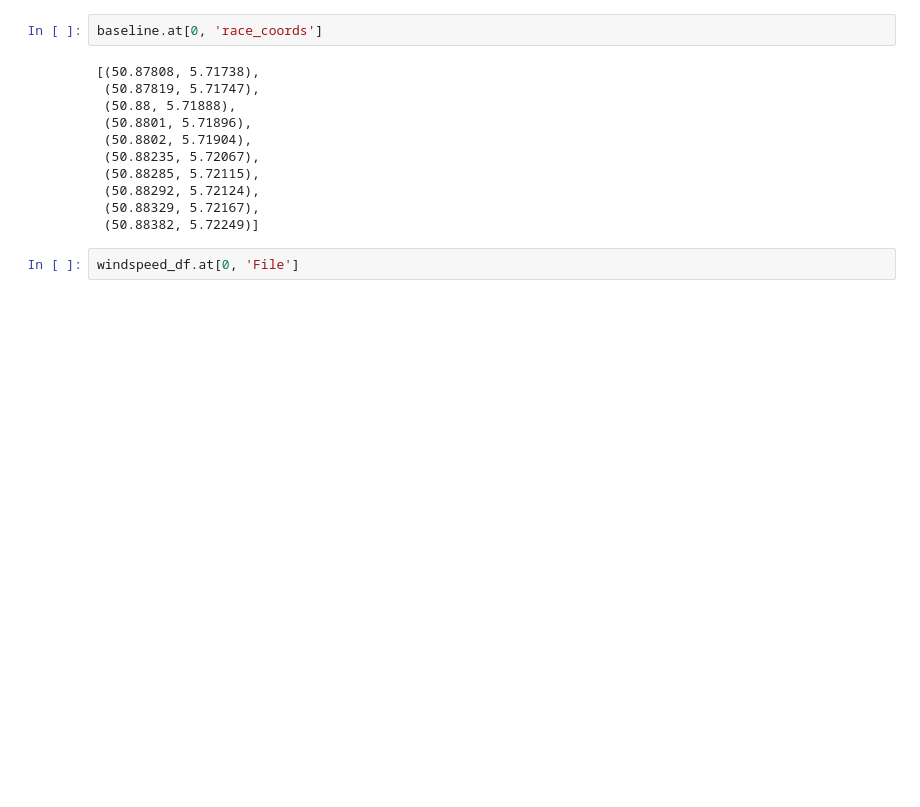
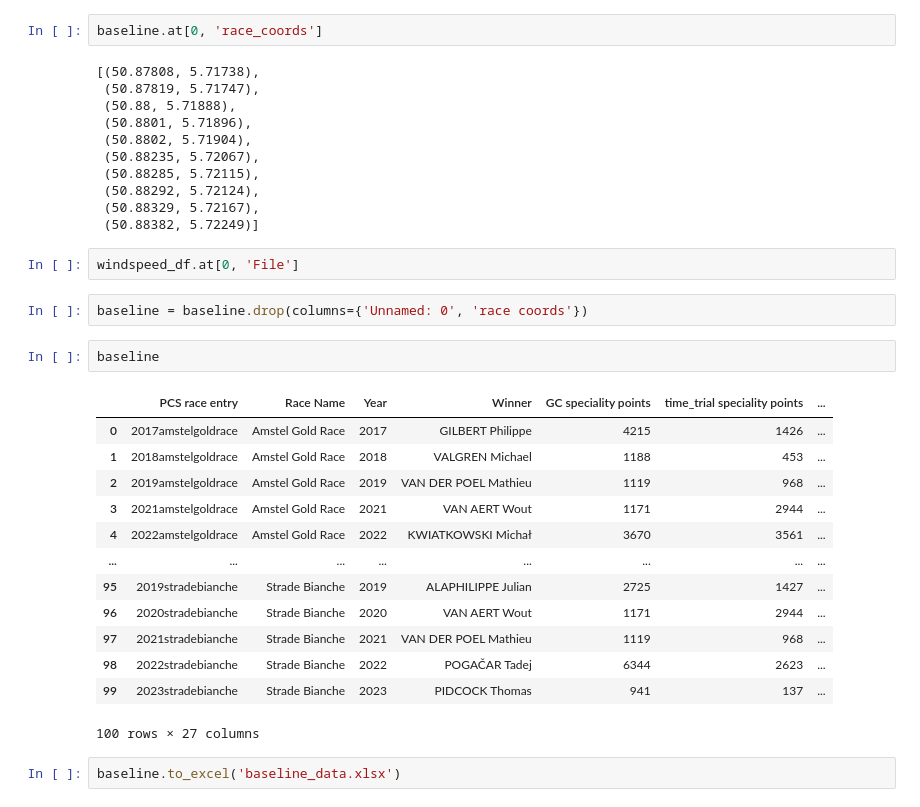
Before and after one commit to mikeriello/Cycling-Monument-Capstone, a Jupyter notebook: notebooks/difficulty baseline2.ipynb, the cells around one changed output. Cells and saved outputs as stored; diff of their text form; blank space fills up the shorter version.

```diff
--- a/notebooks/difficulty baseline2.ipynb
+++ b/notebooks/difficulty baseline2.ipynb
@@ -370,3 +370,23 @@ baseline.at[0, 'race_coords']
  (50.88382, 5.72249)]
 # %%
 windspeed_df.at[0, 'File']
+# %%
+baseline = baseline.drop(columns={'Unnamed: 0', 'race coords'})
+# %%
+baseline
+# %% [output]
+|  | PCS race entry | Race Name | Year | Winner | GC speciality points | time_trial speciality points | ... |
+| 0 | 2017amstelgoldrace | Amstel Gold Race | 2017 | GILBERT Philippe | 4215 | 1426 | ... |
+| 1 | 2018amstelgoldrace | Amstel Gold Race | 2018 | VALGREN Michael | 1188 | 453 | ... |
+| 2 | 2019amstelgoldrace | Amstel Gold Race | 2019 | VAN DER POEL Mathieu | 1119 | 968 | ... |
+| 3 | 2021amstelgoldrace | Amstel Gold Race | 2021 | VAN AERT Wout | 1171 | 2944 | ... |
+| 4 | 2022amstelgoldrace | Amstel Gold Race | 2022 | KWIATKOWSKI Michał | 3670 | 3561 | ... |
+| ... | ... | ... | ... | ... | ... | ... | ... |
+| 95 | 2019stradebianche | Strade Bianche | 2019 | ALAPHILIPPE Julian | 2725 | 1427 | ... |
+| 96 | 2020stradebianche | Strade Bianche | 2020 | VAN AERT Wout | 1171 | 2944 | ... |
+| 97 | 2021stradebianche | Strade Bianche | 2021 | VAN DER POEL Mathieu | 1119 | 968 | ... |
+| 98 | 2022stradebianche | Strade Bianche | 2022 | POGAČAR Tadej | 6344 | 2623 | ... |
+| 99 | 2023stradebianche | Strade Bianche | 2023 | PIDCOCK Thomas | 941 | 137 | ... |
+100 rows × 27 columns
+# %%
+baseline.to_excel('baseline_data.xlsx')
```
Also changed, not shown: parts of 6 cells of this notebook, 3 other files.
